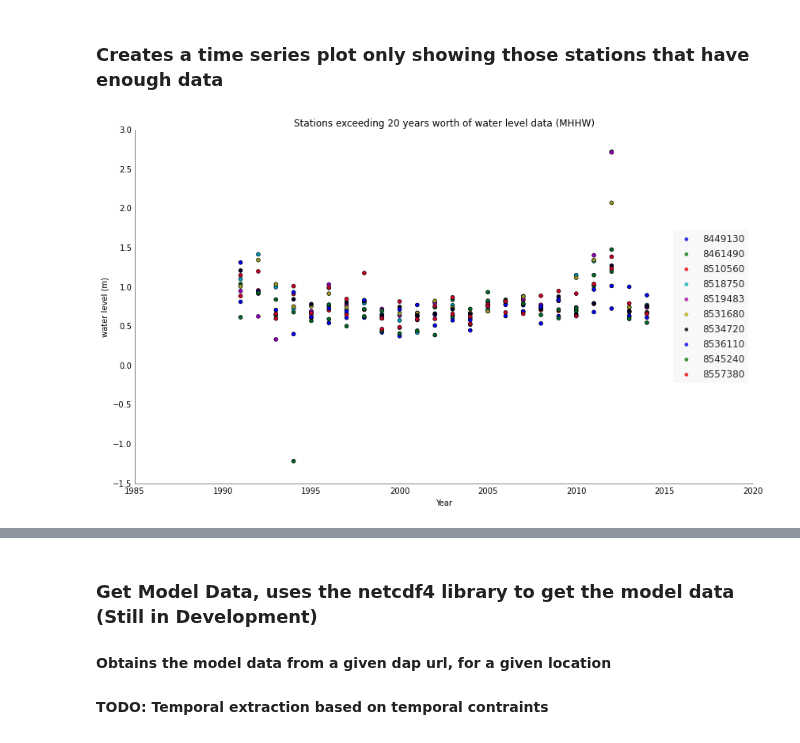
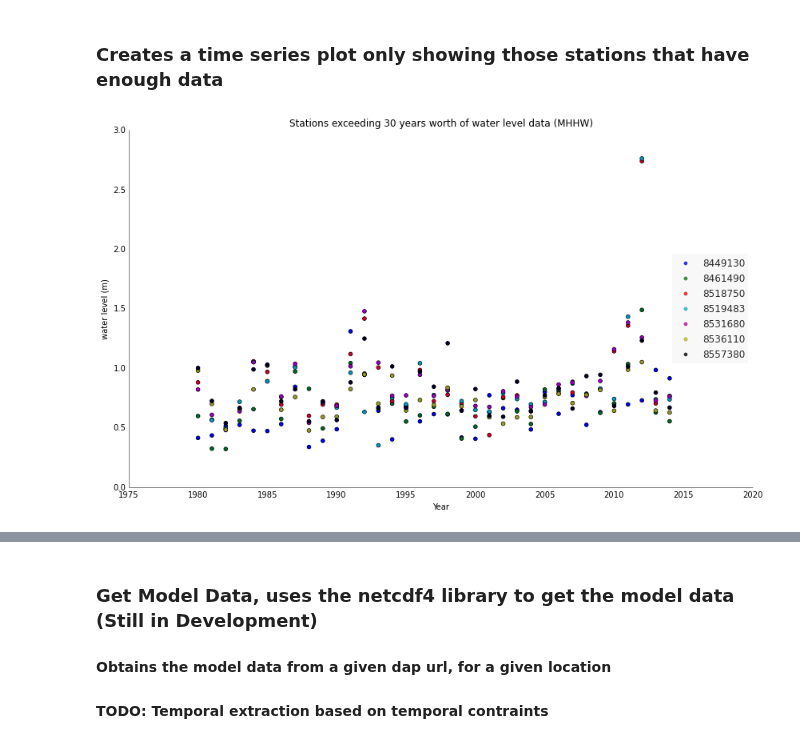
Before and after one commit to ioos/system-test, a Jupyter notebook: Theme_2_Extreme_Events/Scenario_2A_Coastal_Inundation/Scenario_2A_Water_Level_Bird_Redux.ipynb, the cells around one changed output, grey strips where cells are left out. Saved outputs shown, nothing was run; the diff lists cells and outputs as text; code cells hidden in the pictures.

Commit message:
improvement to temporal bounding and required years, addition of histogram

```diff
--- a/Theme_2_Extreme_Events/Scenario_2A_Coastal_Inundation/Scenario_2A_Water_Level_Bird_Redux.ipynb
+++ b/Theme_2_Extreme_Events/Scenario_2A_Coastal_Inundation/Scenario_2A_Water_Level_Bird_Redux.ipynb
@@ -64,12 +64,12 @@ bounding_box_type = "box"
 bounding_box = [[-75.94,38.67],[-66.94,41.5]]
 
 #temporal range
-start_date = dt.datetime(1991,5,1).strftime('%Y-%m-%d %H:00')
-end_date = dt.datetime(2014,5,7).strftime('%Y-%m-%d %H:00')
+start_date = dt.datetime(1980,5,1).strftime('%Y-%m-%d %H:00')
+end_date = dt.datetime(2014,5,1).strftime('%Y-%m-%d %H:00')
 time_date_range = [start_date,end_date]  #start_date_end_date
 
 print start_date,'to',end_date
 
 #number of years required for analysis, obs and model data
-num_years_required = 20
+num_years_required = 30
 # %% [output]
@@ -322,7 +322,7 @@ for s in station_list:
         s["long_name"] =get_coops_longName(s['station_id'])
         s["station_num"] = str(s['station_id']).split(':')[-1]
         #this is different than sos name, hourly height is hourly water level
-        s["data"] = coops2data(collector,s["station_num"],"hourly_height")
+        s["data"] = coops2data(collector,s["station_num"],"high_low")
         #verifies that there is the required amount of data at the station
         if "latitude" in s:
             if len(s["data"].keys()) >= num_years_required:
@@ -353,32 +353,32 @@ np.random.seed(12)
 fig, ax = plt.subplots(1)
 
 # Show the whole color range
 for s in station_list:
     if "data" in s:
         years = s["data"].keys()
         #only show the stations with enough data
         if len(s["data"].keys()) >= num_years_required:
             xx = []
             yx = []
             for y in years:
                 xx.append(int(y))
                 val = s["data"][y]["max"]
                 yx.append(val)
 
             ax.scatter(xx,yx,marker='o')
             ppl.scatter(ax, xx, yx, alpha=0.8, edgecolor='black', linewidth=0.15, label=str(s["station_num"]))
             #ax.scatter(xx, yx, label=str(s["station_num"]))
 
             ppl.legend(ax, loc='right', ncol=1)
             #legend = ax.legend(loc='best')
 
             # The frame is matplotlib.patches.Rectangle instance surrounding the legend.
-            frame  = legend.get_frame()
+            #frame  = legend.get_frame()
 
             title = s["long_name"][0] + ' water level'
             ax.set_xlabel('Year')
             ax.set_ylabel('water level (m)')
 ax.set_title("Stations exceeding "+str(num_years_required)+ " years worth of water level data (MHHW)")
 fig.set_size_inches(14,8)
 # %% [output]
-[figure, old version]
+[figure, new version]
```
Also changed, not shown: parts of 8 cells of this notebook.
